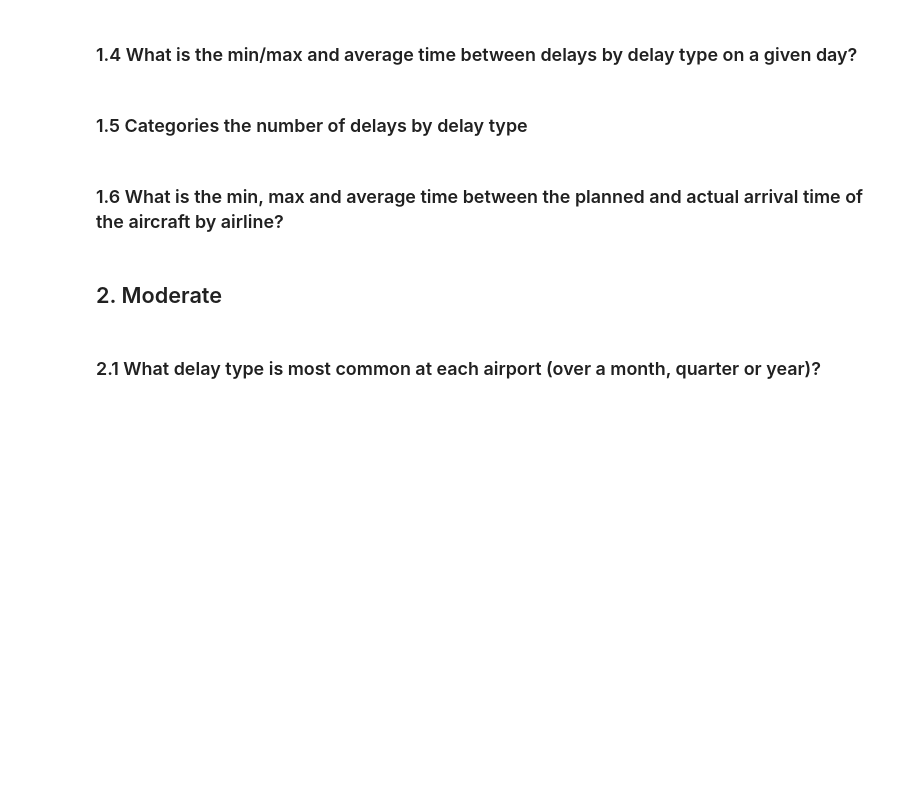
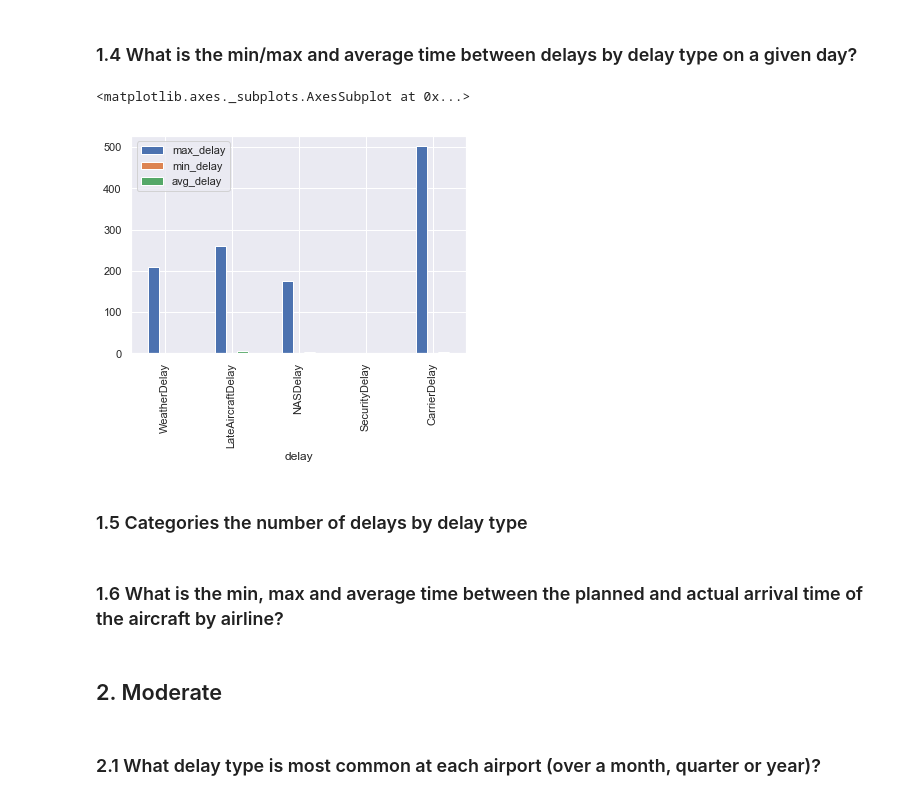
Before and after one commit to hariinfo/thirdeye, a Jupyter notebook: visualization/airline_performance.ipynb, the cells around one changed output. Cells and saved outputs as stored; diff of their text form; code cells hidden in the pictures; blank space fills up the shorter version.

```diff
--- a/visualization/airline_performance.ipynb
+++ b/visualization/airline_performance.ipynb
@@ -142,3 +140,82 @@ plt.show()
+# %%
+#Query primary nosql (cassandra)
+sql1 = 'select MAX(WeatherDelay) as max_delay, MIN(WeatherDelay) as min_delay, AVG(WeatherDelay) as avg_delay \
+        from thirdeye_test.airlineontime where \
+        year=2017 and month =1 and dayofmonth = 5 ALLOW FILTERING'
+
+sql2 = 'select MAX(LateAircraftDelay) as max_delay, MIN(LateAircraftDelay) as min_delay, AVG(LateAircraftDelay) as avg_delay \
+        from thirdeye_test.airlineontime where \
+        year=2017 and month =1 and dayofmonth = 5 ALLOW FILTERING'
+
+sql3 = 'select MAX(NASDelay) as max_delay, MIN(NASDelay) as min_delay, AVG(NASDelay) as avg_delay \
+        from thirdeye_test.airlineontime where \
+        year=2017 and month =1 and dayofmonth = 5 ALLOW FILTERING'
+
+sql4 = 'select MAX(SecurityDelay) as max_delay, MIN(SecurityDelay) as min_delay, AVG(SecurityDelay) as avg_delay \
+        from thirdeye_test.airlineontime where \
+        year=2017 and month =1 and dayofmonth = 5 ALLOW FILTERING'
+
+sql5 = 'select MAX(CarrierDelay) as max_delay, MIN(CarrierDelay) as min_delay, AVG(CarrierDelay) as avg_delay \
+        from thirdeye_test.airlineontime where \
+        year=2017 and month =1 and dayofmonth = 5 ALLOW FILTERING'
+
+d = {}
+df = pd.DataFrame(data=d)
+
+rows1 = session.execute(sql1)
+for row1 in rows1:
+    data = {
+             'delay': 'WeatherDelay',
+             'max_delay' : row1['max_delay'],
+             'min_delay' :  row1['min_delay'],
+             'avg_delay' :  row1['avg_delay'],
+         }
+    df = df.append(data, ignore_index=True)
+
+rows2 = session.execute(sql2)
+for row2 in rows2:
+    data = {
+         'delay': 'LateAircraftDelay',
+         'max_delay' : row2['max_delay'],
+         'min_delay' :  row2['min_delay'],
+         'avg_delay' :  row2['avg_delay'],
+     }
+    df = df.append(data, ignore_index=True)
+
+rows3 = session.execute(sql3)
+for row3 in rows3:
+    data = {
+         'delay': 'NASDelay',
+         'max_delay' : row3['max_delay'],
+         'min_delay' :  row3['min_delay'],
+         'avg_delay' :  row3['avg_delay'],
+     }
+    df = df.append(data, ignore_index=True)
+
+rows4 = session.execute(sql4)
+for row4 in rows4:
+    data = {
+         'delay': 'SecurityDelay',
+         'max_delay' : row4['max_delay'],
+         'min_delay' :  row4['min_delay'],
+         'avg_delay' :  row4['avg_delay'],
+     }
+    df = df.append(data, ignore_index=True)
+
+rows5 = session.execute(sql5)
+for row5 in rows5:
+    data = {
+         'delay': 'CarrierDelay',
+         'max_delay' : row5['max_delay'],
+         'min_delay' :  row5['min_delay'],
+         'avg_delay' :  row5['avg_delay'],
+     }
+    df = df.append(data, ignore_index=True)
+
+df.plot(x="delay", y=["max_delay", "min_delay", "avg_delay"], kind="bar")
+# %% [output]
+<matplotlib.axes._subplots.AxesSubplot at 0x...>
+[figure, added]
 # %%
 #Query secondary nosql (ES)
 # %% [markdown]
```
Also changed, not shown: parts of 2 cells of this notebook.
